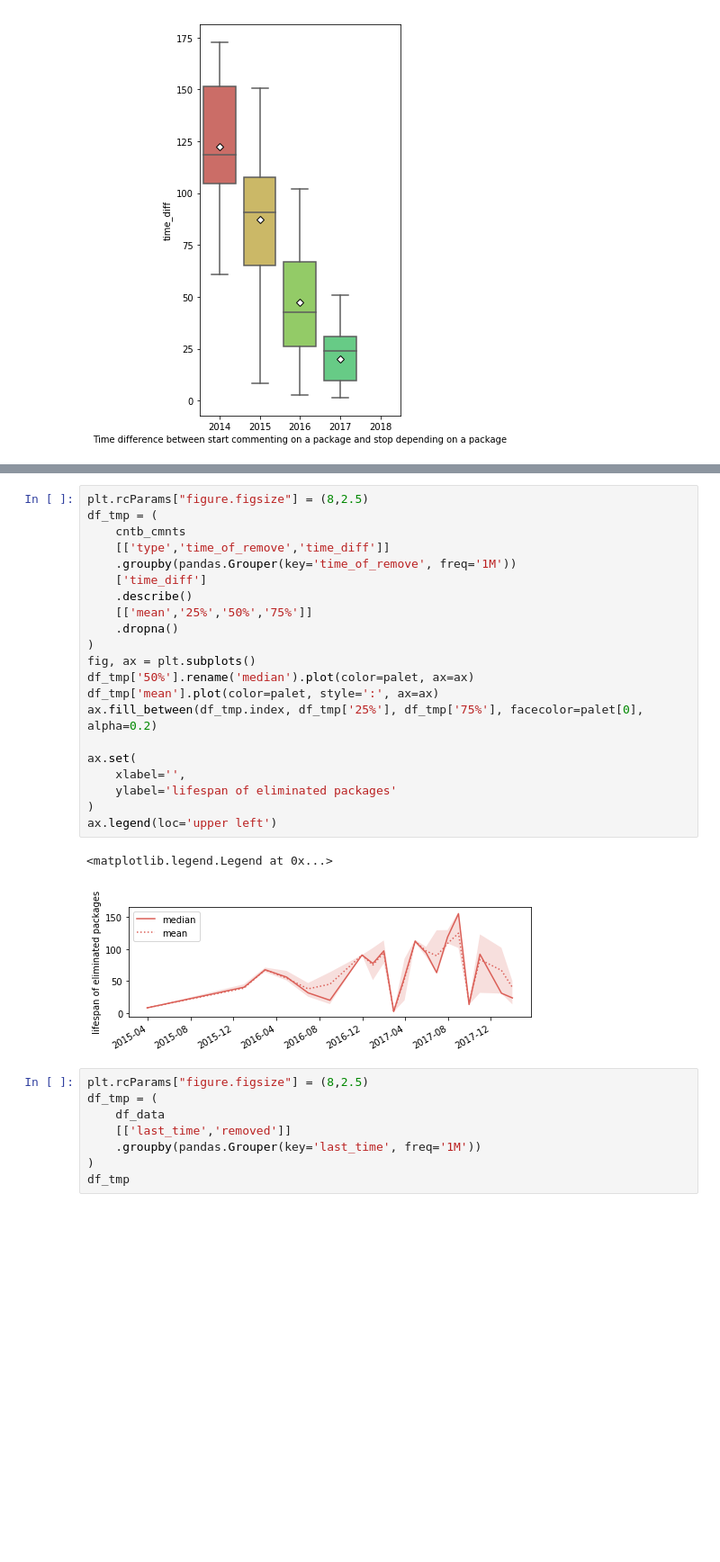
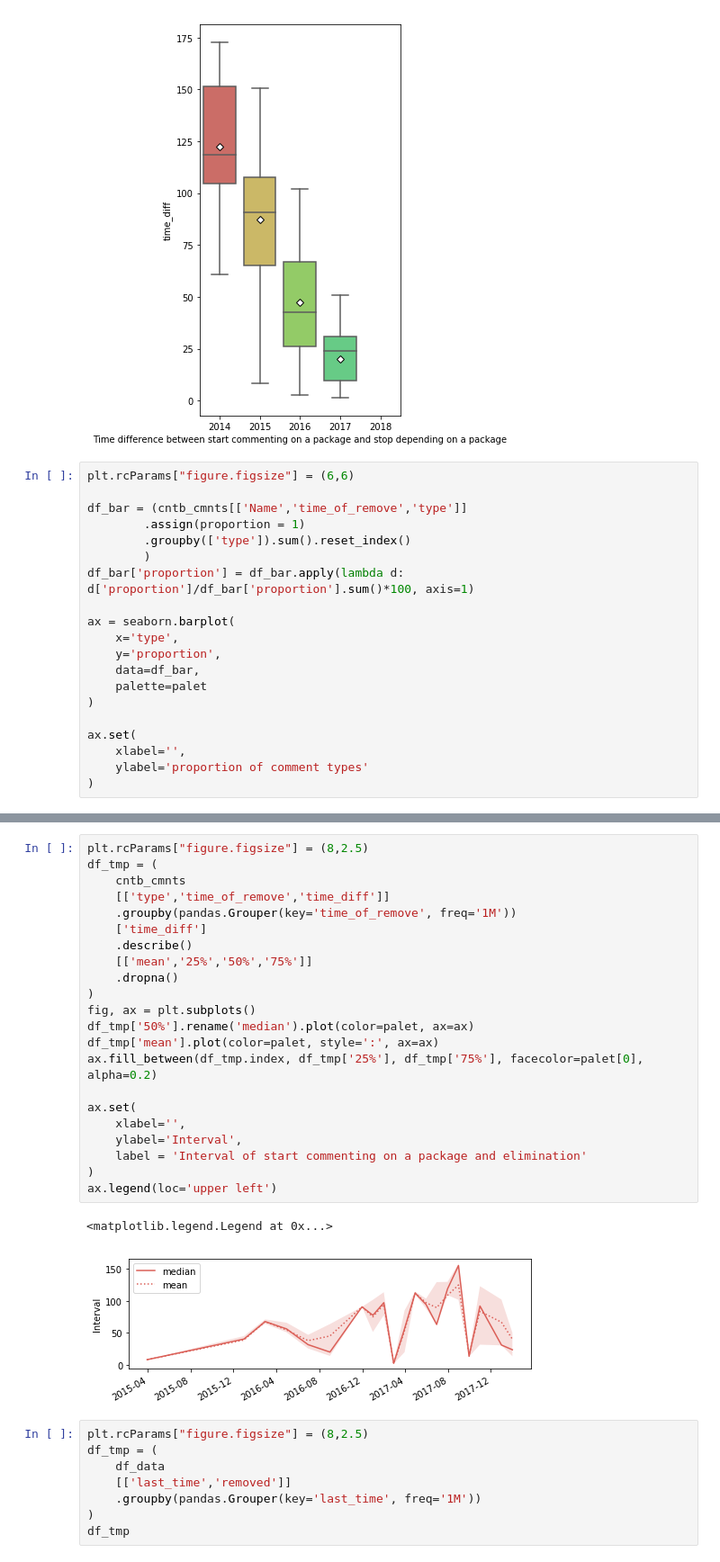
Before and after one commit to MehdiGol/PackagesDependencies-Contributors-Relationship, a Jupyter notebook: notebooks/Question 4.ipynb, the cells around one changed output, grey strips where cells are left out. Shown: that part at 90% size. Cells and saved outputs as stored; diff of their text form; blank space fills up the shorter version.

```diff
--- a/notebooks/Question 4.ipynb
+++ b/notebooks/Question 4.ipynb
@@ -146,3 +146,23 @@ ax.set(
 # %% [output]
 [Text(0.5,0,'Time difference between start commenting on a package and stop depending on a package')]
 [figure]
+# %%
+plt.rcParams["figure.figsize"] = (6,6)
+
+df_bar = (cntb_cmnts[['Name','time_of_remove','type']]
+        .assign(proportion = 1)
+        .groupby(['type']).sum().reset_index()
+        )
+df_bar['proportion'] = df_bar.apply(lambda d: d['proportion']/df_bar['proportion'].sum()*100, axis=1)
+
+ax = seaborn.barplot(
+    x='type',
+    y='proportion',
+    data=df_bar,
+    palette=palet
+)
+
+ax.set(
+    xlabel='',
+    ylabel='proportion of comment types'
+)
@@ -149,27 +172,28 @@ ax.set(
 # %%
 plt.rcParams["figure.figsize"] = (8,2.5)
 df_tmp = (
     cntb_cmnts
     [['type','time_of_remove','time_diff']]
     .groupby(pandas.Grouper(key='time_of_remove', freq='1M'))
     ['time_diff']
     .describe()
     [['mean','25%','50%','75%']]
     .dropna()
 )
 fig, ax = plt.subplots()
 df_tmp['50%'].rename('median').plot(color=palet, ax=ax)
 df_tmp['mean'].plot(color=palet, style=':', ax=ax)
 ax.fill_between(df_tmp.index, df_tmp['25%'], df_tmp['75%'], facecolor=palet[0], alpha=0.2)
 
 ax.set(
     xlabel='',
-    ylabel='lifespan of eliminated packages'
+    ylabel='Interval',
+    label = 'Interval of start commenting on a package and elimination'
 )
 ax.legend(loc='upper left')
 # %% [output]
 <matplotlib.legend.Legend at 0x...>
-[figure, old version]
+[figure, new version]
 # %%
 plt.rcParams["figure.figsize"] = (8,2.5)
 df_tmp = (
```
Also changed, not shown: parts of 3 cells of this notebook.
